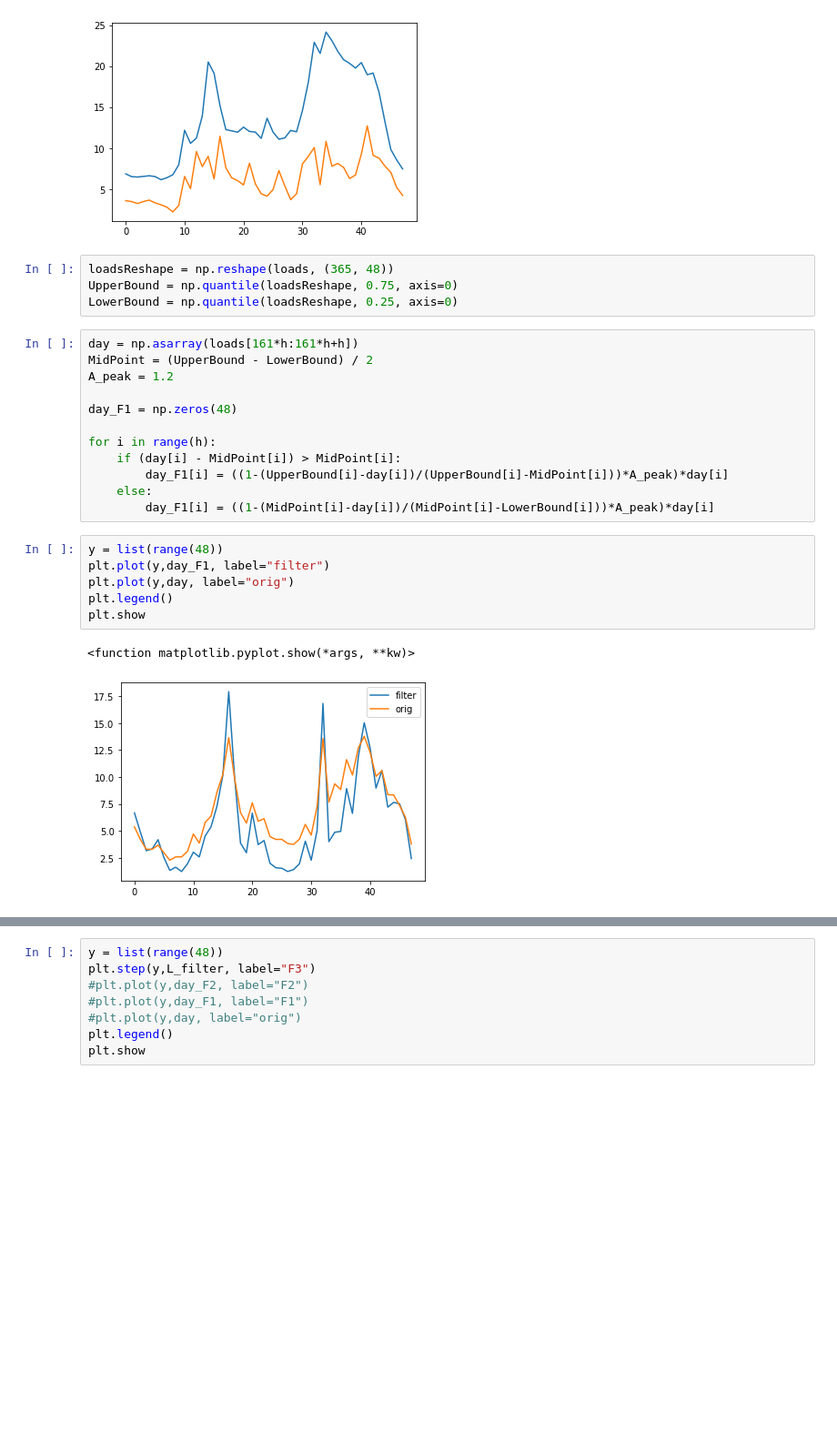
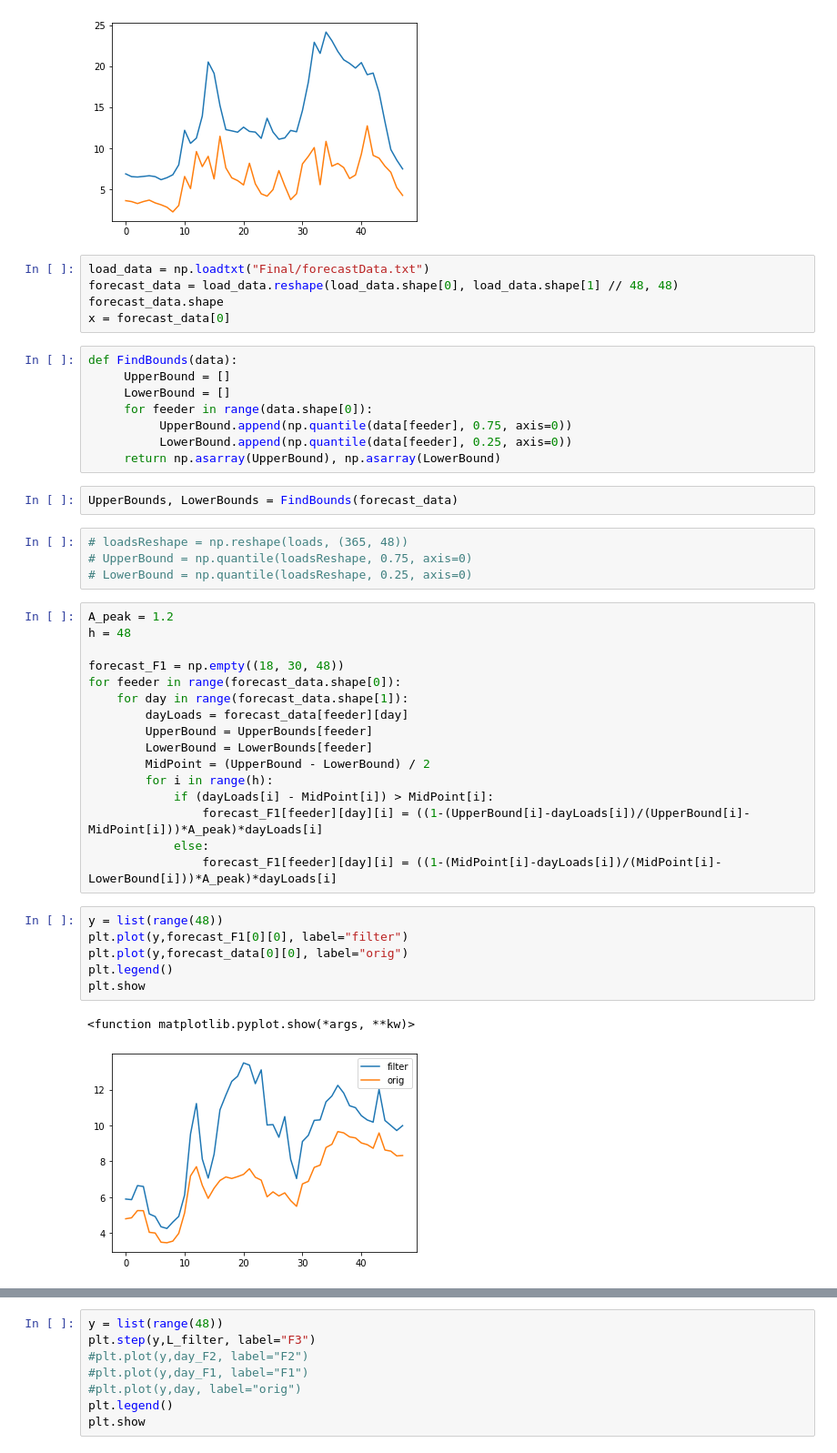
Before and after one commit to stait20/Code, a Jupyter notebook: PaperMethod.ipynb, the cells around one changed output, grey strips where cells are left out. Shown at 91% size. Cells and saved outputs as stored; diff of their text form; blank space fills up the shorter version.

```diff
--- a/PaperMethod.ipynb
+++ b/PaperMethod.ipynb
@@ -43,30 +43,49 @@ plt.show
 # %% [output]
 <function matplotlib.pyplot.show(*args, **kw)>
 [figure]
+# %%
+load_data = np.loadtxt("Final/forecastData.txt")
+forecast_data = load_data.reshape(load_data.shape[0], load_data.shape[1] // 48, 48)
+forecast_data.shape
+x = forecast_data[0]
+# %%
+def FindBounds(data):
+     UpperBound = []
+     LowerBound = []
+     for feeder in range(data.shape[0]):
+          UpperBound.append(np.quantile(data[feeder], 0.75, axis=0))
+          LowerBound.append(np.quantile(data[feeder], 0.25, axis=0))
+     return np.asarray(UpperBound), np.asarray(LowerBound)
+# %%
+UpperBounds, LowerBounds = FindBounds(forecast_data)
 # %%
-loadsReshape = np.reshape(loads, (365, 48))
-UpperBound = np.quantile(loadsReshape, 0.75, axis=0)
-LowerBound = np.quantile(loadsReshape, 0.25, axis=0)
+# loadsReshape = np.reshape(loads, (365, 48))
+# UpperBound = np.quantile(loadsReshape, 0.75, axis=0)
+# LowerBound = np.quantile(loadsReshape, 0.25, axis=0)
 # %%
-day = np.asarray(loads[161*h:161*h+h])
-MidPoint = (UpperBound - LowerBound) / 2
 A_peak = 1.2
+h = 48
 
-day_F1 = np.zeros(48)
-
-for i in range(h):
-    if (day[i] - MidPoint[i]) > MidPoint[i]:
-        day_F1[i] = ((1-(UpperBound[i]-day[i])/(UpperBound[i]-MidPoint[i]))*A_peak)*day[i]
-    else:
-        day_F1[i] = ((1-(MidPoint[i]-day[i])/(MidPoint[i]-LowerBound[i]))*A_peak)*day[i]
+forecast_F1 = np.empty((18, 30, 48))
+for feeder in range(forecast_data.shape[0]):
+    for day in range(forecast_data.shape[1]):
+        dayLoads = forecast_data[feeder][day]
+        UpperBound = UpperBounds[feeder]
+        LowerBound = LowerBounds[feeder]
+        MidPoint = (UpperBound - LowerBound) / 2
+        for i in range(h):
+            if (dayLoads[i] - MidPoint[i]) > MidPoint[i]:
+                forecast_F1[feeder][day][i] = ((1-(UpperBound[i]-dayLoads[i])/(UpperBound[i]-MidPoint[i]))*A_peak)*dayLoads[i]
+            else:
+                forecast_F1[feeder][day][i] = ((1-(MidPoint[i]-dayLoads[i])/(MidPoint[i]-LowerBound[i]))*A_peak)*dayLoads[i]
 # %%
 y = list(range(48))
-plt.plot(y,day_F1, label="filter")
-plt.plot(y,day, label="orig")
+plt.plot(y,forecast_F1[0][0], label="filter")
+plt.plot(y,forecast_data[0][0], label="orig")
 plt.legend()
 plt.show
 # %% [output]
 <function matplotlib.pyplot.show(*args, **kw)>
-[figure, old version]
+[figure, new version]
 # %%
 def WidenPeakLate(F2, Pmax, i, W):
```
Also changed, not shown: parts of 6 cells of this notebook, 7 other files.
